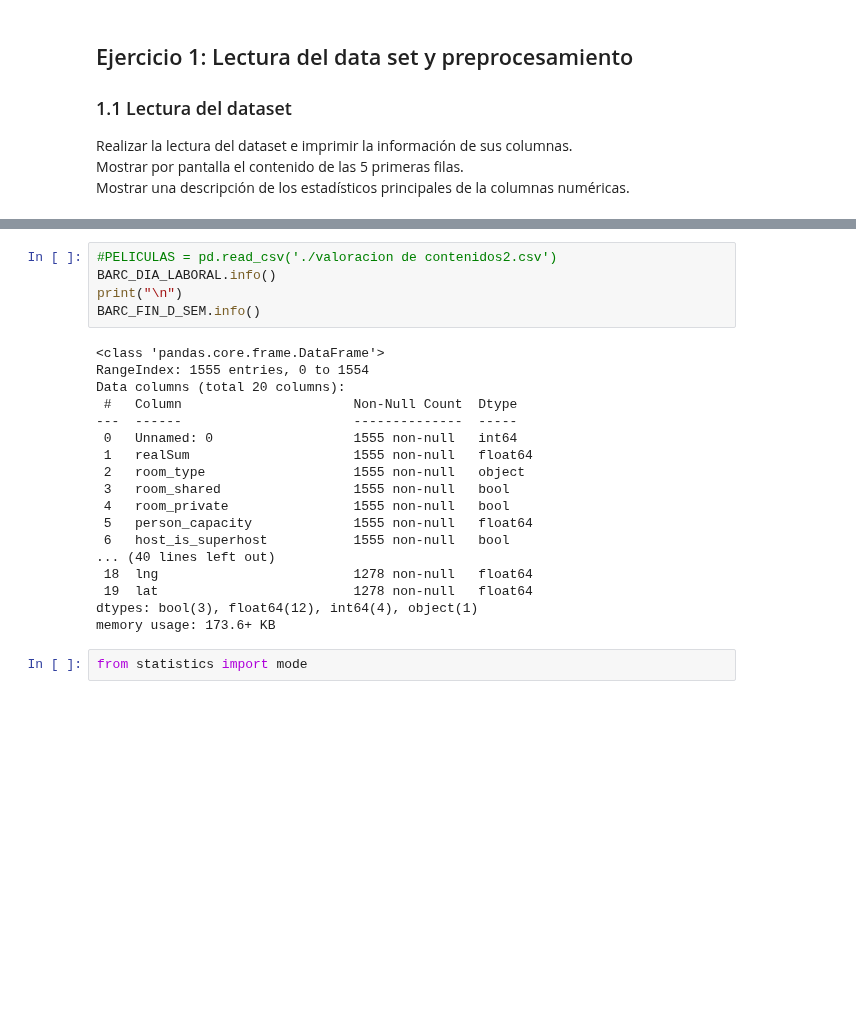
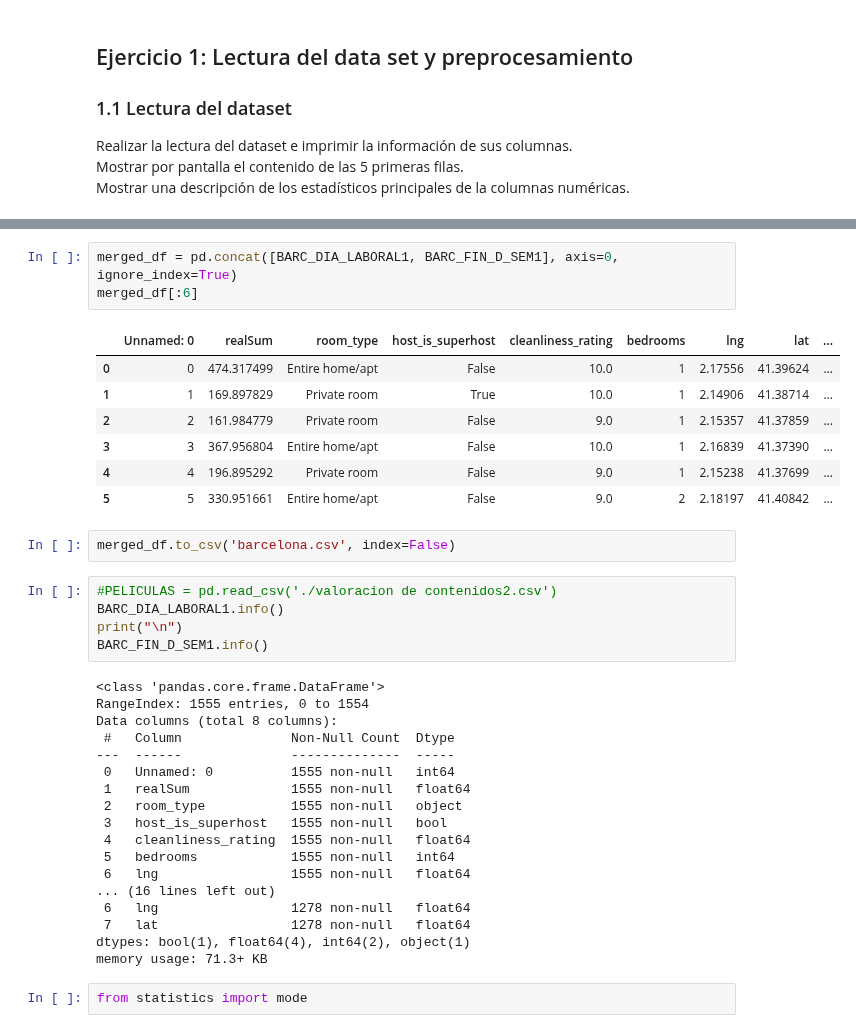
Before and after one commit to AlvaroMaya/Trabajo-IE, a Jupyter notebook: Proyecto IE - Airbnb.ipynb, the cells around one changed output, grey strips where cells are left out. Cells and saved outputs as stored; diff of their text form; blank space fills up the shorter version.

```diff
--- a/Proyecto IE - Airbnb.ipynb
+++ b/Proyecto IE - Airbnb.ipynb
@@ -73,26 +60,39 @@ BARC_FIN_D_SEM1[:5]
+# %%
+merged_df = pd.concat([BARC_DIA_LABORAL1, BARC_FIN_D_SEM1], axis=0, ignore_index=True)
+merged_df[:6]
+# %% [output]
+|  | Unnamed: 0 | realSum | room_type | host_is_superhost | cleanliness_rating | bedrooms | lng | lat | ... |
+| 0 | 0 | 474.317499 | Entire home/apt | False | 10.0 | 1 | 2.17556 | 41.39624 | ... |
+| 1 | 1 | 169.897829 | Private room | True | 10.0 | 1 | 2.14906 | 41.38714 | ... |
+| 2 | 2 | 161.984779 | Private room | False | 9.0 | 1 | 2.15357 | 41.37859 | ... |
+| 3 | 3 | 367.956804 | Entire home/apt | False | 10.0 | 1 | 2.16839 | 41.37390 | ... |
+| 4 | 4 | 196.895292 | Private room | False | 9.0 | 1 | 2.15238 | 41.37699 | ... |
+| 5 | 5 | 330.951661 | Entire home/apt | False | 9.0 | 2 | 2.18197 | 41.40842 | ... |
+# %%
+merged_df.to_csv('barcelona.csv', index=False)
 # %%
 #PELICULAS = pd.read_csv('./valoracion de contenidos2.csv')
-BARC_DIA_LABORAL.info()
+BARC_DIA_LABORAL1.info()
 print("\n")
-BARC_FIN_D_SEM.info()
+BARC_FIN_D_SEM1.info()
 # %% [output]
 <class 'pandas.core.frame.DataFrame'>
 RangeIndex: 1555 entries, 0 to 1554
-Data columns (total 20 columns):
- #   Column                      Non-Null Count  Dtype
----  ------                      --------------  -----
- 0   Unnamed: 0                  1555 non-null   int64
- 1   realSum                     1555 non-null   float64
- 2   room_type                   1555 non-null   object
- 3   room_shared                 1555 non-null   bool
- 4   room_private                1555 non-null   bool
- 5   person_capacity             1555 non-null   float64
- 6   host_is_superhost           1555 non-null   bool
-... (40 lines left out)
- 18  lng                         1278 non-null   float64
- 19  lat                         1278 non-null   float64
-dtypes: bool(3), float64(12), int64(4), object(1)
-memory usage: 173.6+ KB
+Data columns (total 8 columns):
+ #   Column              Non-Null Count  Dtype
+---  ------              --------------  -----
+ 0   Unnamed: 0          1555 non-null   int64
+ 1   realSum             1555 non-null   float64
+ 2   room_type           1555 non-null   object
+ 3   host_is_superhost   1555 non-null   bool
+ 4   cleanliness_rating  1555 non-null   float64
+ 5   bedrooms            1555 non-null   int64
+ 6   lng                 1555 non-null   float64
+... (16 lines left out)
+ 6   lng                 1278 non-null   float64
+ 7   lat                 1278 non-null   float64
+dtypes: bool(1), float64(4), int64(2), object(1)
+memory usage: 71.3+ KB
 # %%
 from statistics import mode
 # %% [markdown]
```
Also changed, not shown: parts of 6 cells of this notebook.
